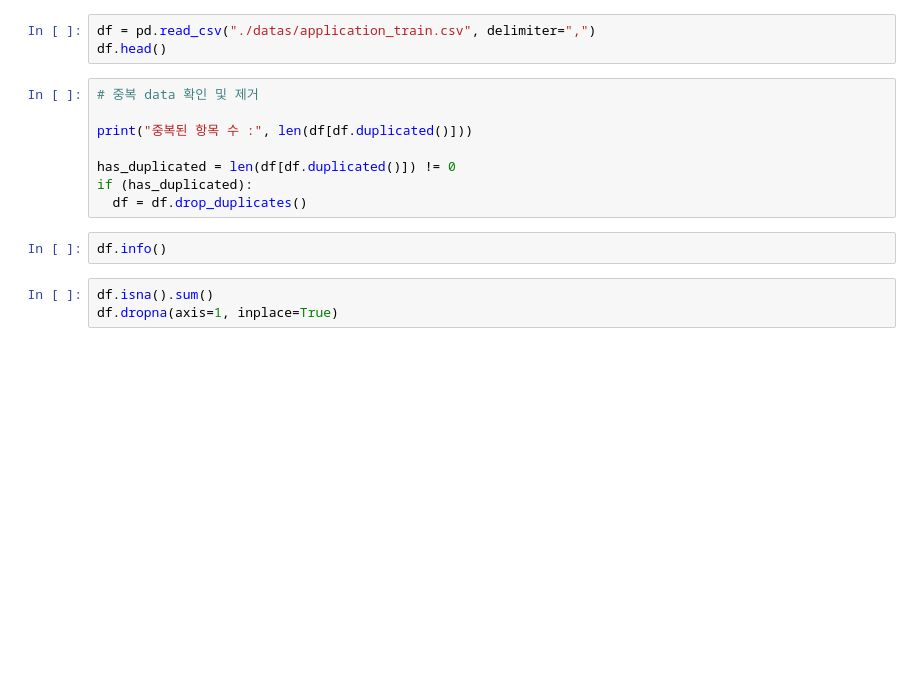
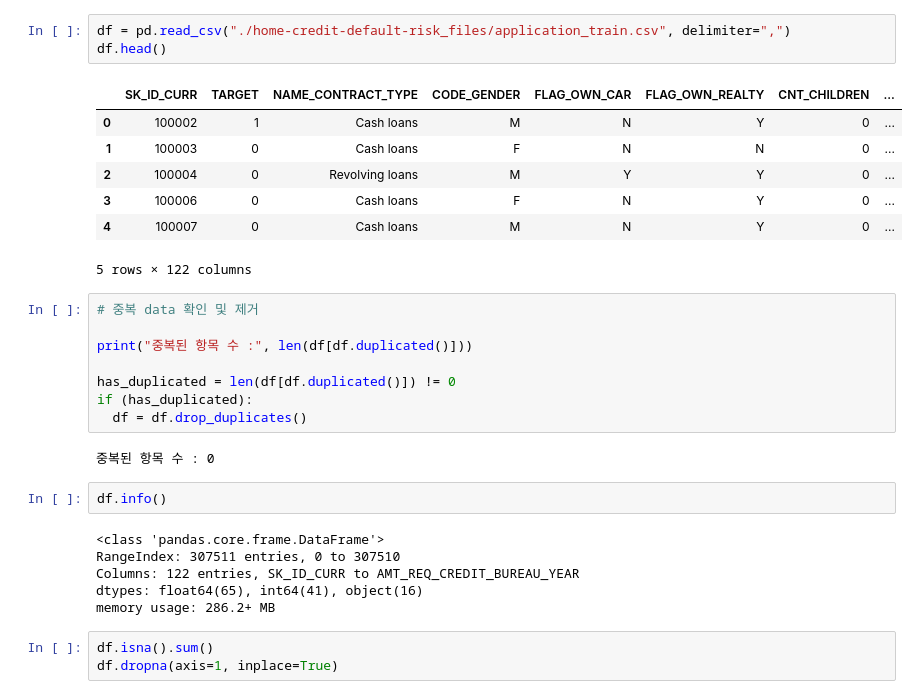
Before and after one commit to choikwangil95/ML_Model_Loan_Repayment_Prediction, a Jupyter notebook: src/model_train_1.ipynb, the cells around one changed output. Drawn from its saved outputs; the diff is of its cells as text; blank space fills up the shorter version.

```diff
--- a/src/model_train_1.ipynb
+++ b/src/model_train_1.ipynb
@@ -42,6 +77,14 @@ import shap
 # %%
-df = pd.read_csv("./datas/application_train.csv", delimiter=",")
+df = pd.read_csv("./home-credit-default-risk_files/application_train.csv", delimiter=",")
 df.head()
+# %% [output]
+|  | SK_ID_CURR | TARGET | NAME_CONTRACT_TYPE | CODE_GENDER | FLAG_OWN_CAR | FLAG_OWN_REALTY | CNT_CHILDREN | ... |
+| 0 | 100002 | 1 | Cash loans | M | N | Y | 0 | ... |
+| 1 | 100003 | 0 | Cash loans | F | N | N | 0 | ... |
+| 2 | 100004 | 0 | Revolving loans | M | Y | Y | 0 | ... |
+| 3 | 100006 | 0 | Cash loans | F | N | Y | 0 | ... |
+| 4 | 100007 | 0 | Cash loans | M | N | Y | 0 | ... |
+5 rows × 122 columns
 # %%
 # 중복 data 확인 및 제거
 
@@ -50,8 +93,16 @@ print("중복된 항목 수 :", len(df[df.duplicated()]))
 has_duplicated = len(df[df.duplicated()]) != 0
 if (has_duplicated):
   df = df.drop_duplicates()
+# %% [output]
+중복된 항목 수 : 0
 # %%
 df.info()
+# %% [output]
+<class 'pandas.core.frame.DataFrame'>
+RangeIndex: 307511 entries, 0 to 307510
+Columns: 122 entries, SK_ID_CURR to AMT_REQ_CREDIT_BUREAU_YEAR
+dtypes: float64(65), int64(41), object(16)
+memory usage: 286.2+ MB
 # %%
 df.isna().sum()
 df.dropna(axis=1, inplace=True)
```
Also changed, not shown: parts of 40 cells of this notebook, 3 other files.
